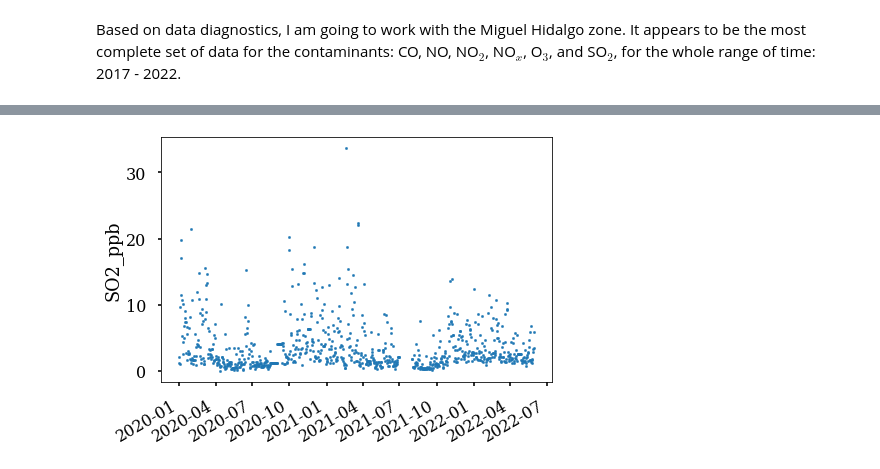
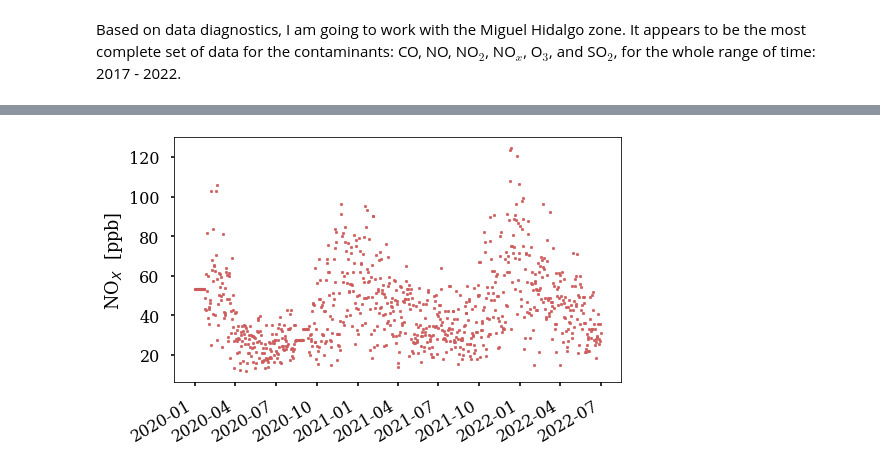
Before and after one commit to Chinnasf/Air-Quality-in-Mexico-City, a Jupyter notebook: Bayesian_Stats_project/data_CDMX.ipynb, the cells around one changed output, grey strips where cells are left out. Saved outputs shown, nothing was run; the diff lists cells and outputs as text; code cells hidden in the pictures.

```diff
--- a/Bayesian_Stats_project/data_CDMX.ipynb
+++ b/Bayesian_Stats_project/data_CDMX.ipynb
@@ -83,4 +83,4 @@ pos_covid = [
     get_data(2022,"MGH")[contaminants]
 ]; df_pos = pd.concat(pos_covid, axis=0)
 # %%
-cc = -1
+cc =  3
@@ -94,7 +87,8 @@ plt.ylabel(contaminants[cc]);
 # %%
-plt.figure(figsize=(7,5))
-plt.scatter(df_pos.index, df_pos[contaminants[cc]], s=5)
+plt.figure(figsize=(8,5))
+plt.scatter(df_pos.index, df_pos[contaminants[cc]], s=7, c="indianred")
 plt.gcf().autofmt_xdate()
-plt.ylabel(contaminants[cc]);
+plt.ylabel((contaminants[cc].replace("_", "  [")+"]").replace("X","$_X$"))
+plt.savefig("NOX.pdf", format="pdf");
 # %% [output]
-[figure, old version]
+[figure, new version]
```
Also changed, not shown: parts of 15 cells of this notebook.
